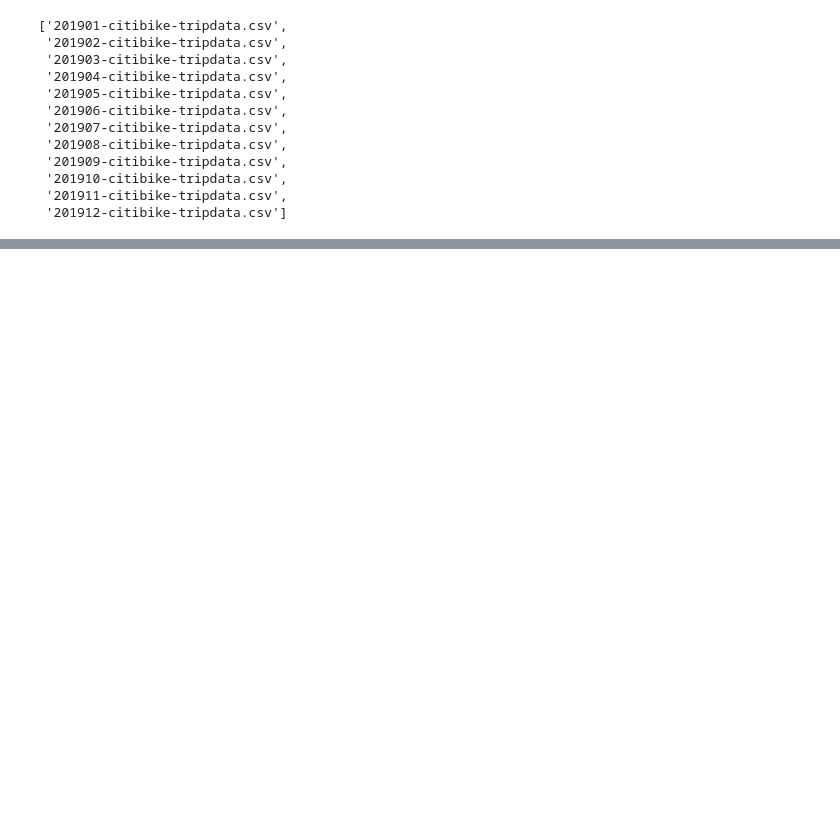
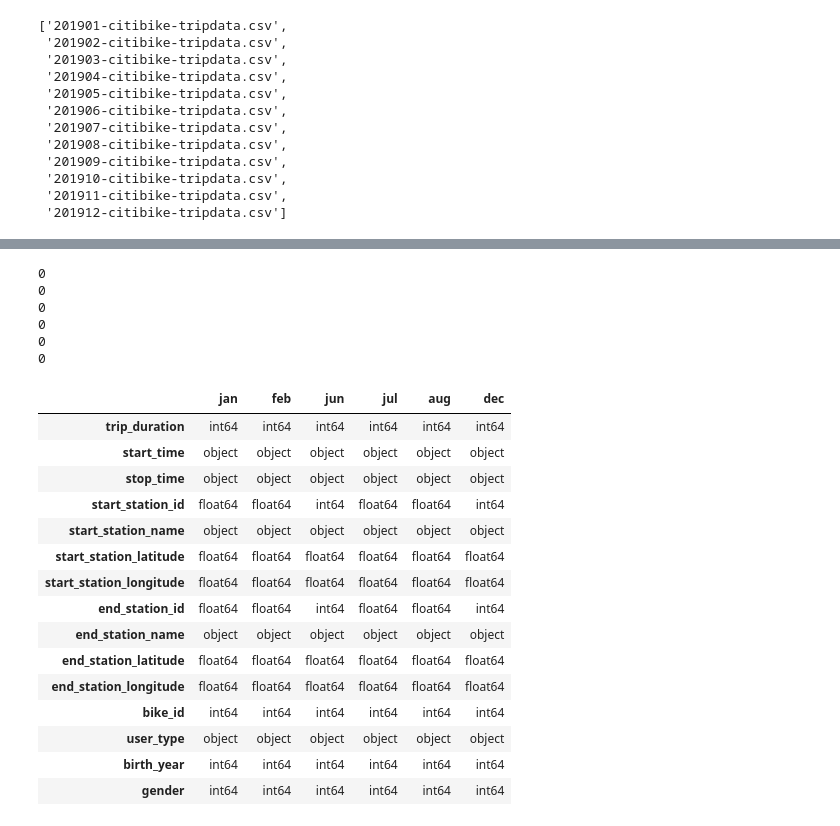
Before and after one commit to jasonzelaya/Citi-Bike-Analytics, a Jupyter notebook: citi_bike_data_aggregation.ipynb, the cells around one changed output, grey strips where cells are left out. Saved outputs shown, nothing was run; the diff lists cells and outputs as text; code cells hidden in the pictures; blank space fills up the shorter version.

```diff
--- a/citi_bike_data_aggregation.ipynb
+++ b/citi_bike_data_aggregation.ipynb
@@ -19,3 +19,12 @@ os.listdir('data/raw_data')
  '201910-citibike-tripdata.csv',
  '201911-citibike-tripdata.csv',
  '201912-citibike-tripdata.csv']
+# %%
+# Tableau Public can work with a maximum of only 15,000,000 rows
+# Read Citi Bike data into Pandas data frames
+jan = pd.read_csv('data/raw_data/201901-citibike-tripdata.csv')
+feb = pd.read_csv('data/raw_data/201902-citibike-tripdata.csv')
+jun = pd.read_csv('data/raw_data/201906-citibike-tripdata.csv')
+jul = pd.read_csv('data/raw_data/201907-citibike-tripdata.csv')
+aug = pd.read_csv('data/raw_data/201908-citibike-tripdata.csv')
+dec = pd.read_csv('data/raw_data/201912-citibike-tripdata.csv')
@@ -21,0 +88,15 @@ os.listdir('data/raw_data')
+# %%
+# Check how many "-" values are in each data frame
+print(jan[jan.isin(["-"])].count().sum())
+print(feb[feb.isin(["-"])].count().sum())
+print(jun[jun.isin(["-"])].count().sum())
+print(jul[jul.isin(["-"])].count().sum())
+print(aug[aug.isin(["-"])].count().sum())
+print(dec[dec.isin(["-"])].count().sum())
+# %% [output]
+0
+0
+0
+0
+0
+0
@@ -21,0 +119,28 @@ os.listdir('data/raw_data')
+# %%
+# Check if data types for each corresponding column are the same among all data frames
+# Concatenate all of the data frames to compare data types
+data_types_df = pd.concat([jan.dtypes, feb.dtypes, jun.dtypes, jul.dtypes, \
+                           aug.dtypes, dec.dtypes], axis=1)
+
+# Rename columns to make the data frame easier to understand
+data_types_df.columns = ['jan', 'feb', 'jun', 'jul', 'aug', 'dec']
+
+# Check for inconsistent data types in corresponding columns
+data_types_df
+# %% [output]
+|  | jan | feb | jun | jul | aug | dec |
+| trip_duration | int64 | int64 | int64 | int64 | int64 | int64 |
+| start_time | object | object | object | object | object | object |
+| stop_time | object | object | object | object | object | object |
+| start_station_id | float64 | float64 | int64 | float64 | float64 | int64 |
+| start_station_name | object | object | object | object | object | object |
+| start_station_latitude | float64 | float64 | float64 | float64 | float64 | float64 |
+| start_station_longitude | float64 | float64 | float64 | float64 | float64 | float64 |
+| end_station_id | float64 | float64 | int64 | float64 | float64 | int64 |
+| end_station_name | object | object | object | object | object | object |
+| end_station_latitude | float64 | float64 | float64 | float64 | float64 | float64 |
+| end_station_longitude | float64 | float64 | float64 | float64 | float64 | float64 |
+| bike_id | int64 | int64 | int64 | int64 | int64 | int64 |
+| user_type | object | object | object | object | object | object |
+| birth_year | int64 | int64 | int64 | int64 | int64 | int64 |
+| gender | int64 | int64 | int64 | int64 | int64 | int64 |
```
Also changed, not shown: parts of 42 cells of this notebook.
